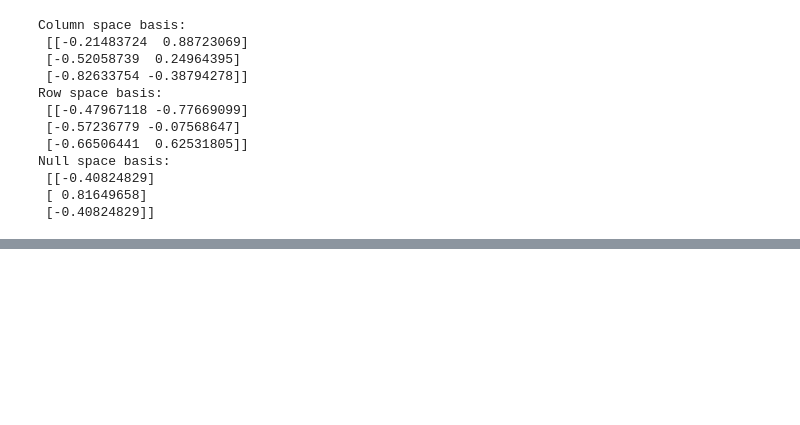
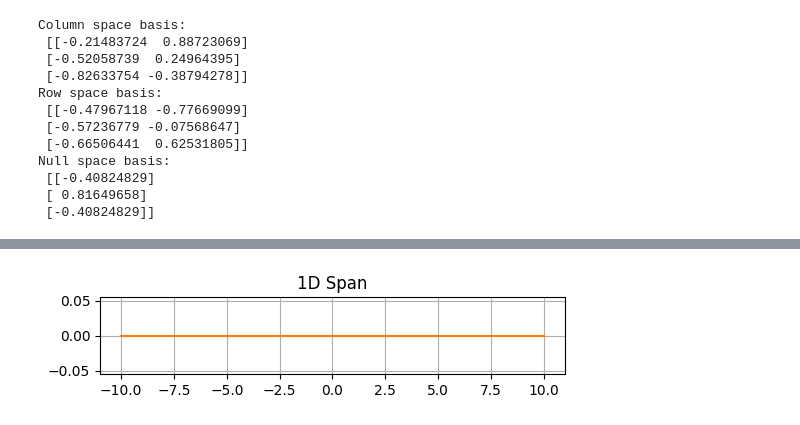
Before and after one commit to kiyoNdux/one-month-ml-sprint, a Jupyter notebook: week_1/day_4/3.1_spaces_of_vectors.ipynb, the cells around one changed output, grey strips where cells are left out. Cells and saved outputs as stored; diff of their text form; code cells hidden in the pictures; blank space fills up the shorter version.

Commit message:
feat: visualize_span code

```diff
--- a/week_1/day_4/3.1_spaces_of_vectors.ipynb
+++ b/week_1/day_4/3.1_spaces_of_vectors.ipynb
@@ -201,0 +190,94 @@ It contains every vector you can form from combinations of the vectors in $S$.
+# %%
+import numpy as np
+import matplotlib.pyplot as plt
+from mpl_toolkits.mplot3d import Axes3D
+
+def visualize_span(vectors, dimension=None, scale=5):
+    """
+    Visualize the span of a set of vectors in 1D, 2D, or 3D.
+
+    Parameters:
+        vectors (list or np.ndarray): List of vectors (m x n)
+        dimension (int): Dimension to visualize (auto-detect if None)
+        scale (float): Scale factor for plotting lines/planes
+    """
+    vectors = np.array(vectors, dtype=float)
+    n_vectors, n_dim = vectors.shape
+    dimension = dimension or n_dim
+
+    if dimension > 3:
+        print("Warning: visualization limited to 3D. Showing first 3 components.")
+        vectors = vectors[:, :3]
+        dimension = 3
+
+    # 1D span
+    if dimension == 1:
+        plt.figure(figsize=(6,1))
+        for v in vectors:
+            x = np.linspace(-scale, scale, 100) * v[0]
+            plt.plot(x, np.zeros_like(x))
+        plt.title("1D Span")
+        plt.grid(True)
+        plt.show()
+
+    # 2D span
+    elif dimension == 2:
+        plt.figure(figsize=(6,6))
+        plt.axhline(0, color='k')
+        plt.axvline(0, color='k')
+        # Create a grid of linear combinations
+        alpha = np.linspace(-scale, scale, 20)
+        beta = np.linspace(-scale, scale, 20)
+        if n_vectors == 1:
+            line = np.outer(alpha, vectors[0])
+            plt.plot(line[:,0], line[:,1], color='r')
+        else:
+            for a in alpha:
+                for b in beta:
+                    pt = a*vectors[0] + b*vectors[1]
+                    plt.scatter(pt[0], pt[1], color='r', s=2)
+        plt.title("2D Span")
+        plt.grid(True)
+        plt.show()
+
+    # 3D span
+    elif dimension == 3:
+        fig = plt.figure(figsize=(7,7))
+        ax = fig.add_subplot(111, projection='3d')
+        ax.set_xlim(-scale, scale)
+        ax.set_ylim(-scale, scale)
+        ax.set_zlim(-scale, scale)
+        ax.set_xlabel('X')
+        ax.set_ylabel('Y')
+        ax.set_zlabel('Z')
+
+        alpha = np.linspace(-scale, scale, 10)
+        beta = np.linspace(-scale, scale, 10)
+        gamma = np.linspace(-scale, scale, 10)
+
+        if n_vectors == 1:
+            for a in alpha:
+                v = a*vectors[0]
+                ax.scatter(v[0], v[1], v[2], color='r')
+        elif n_vectors == 2:
+            for a in alpha:
+                for b in beta:
+                    v = a*vectors[0] + b*vectors[1]
+                    ax.scatter(v[0], v[1], v[2], color='r', s=5)
+        elif n_vectors >= 3:
+            for a in alpha:
+                for b in beta:
+                    for c in gamma:
+                        v = a*vectors[0] + b*vectors[1] + c*vectors[2]
+                        ax.scatter(v[0], v[1], v[2], color='r', s=2)
+        ax.set_title("3D Span")
+        plt.show()
+
+
+vectors = [
+    [1],
+    [2]
+]
+visualize_span(vectors)
+# %% [output]
+[figure, added]
```
Also changed, not shown: parts of 7 cells of this notebook.
